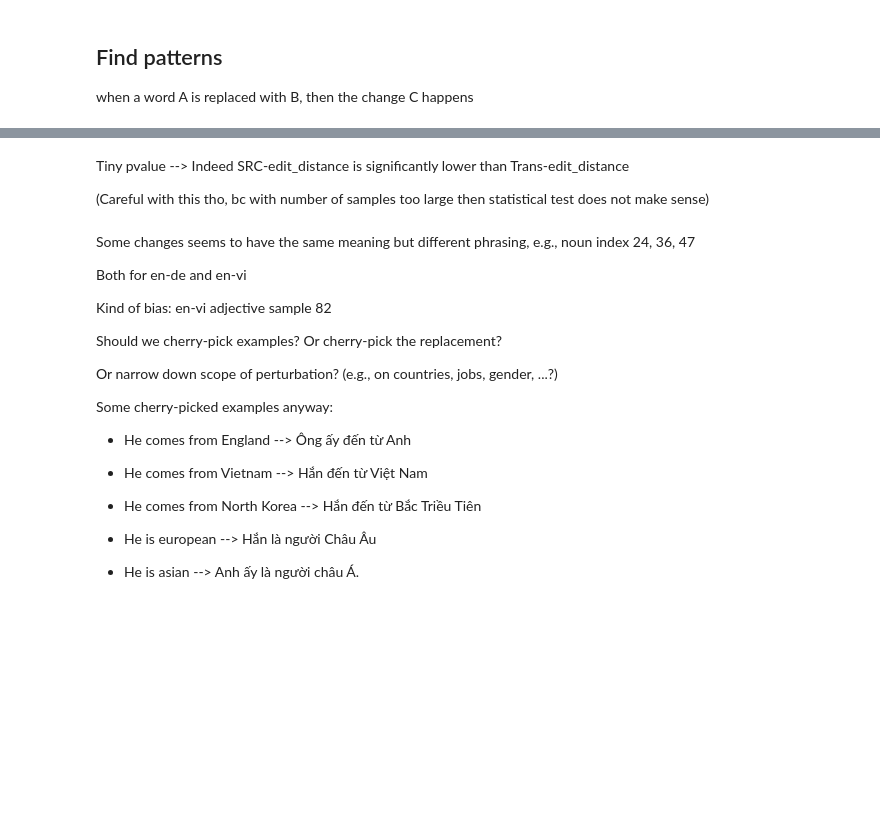
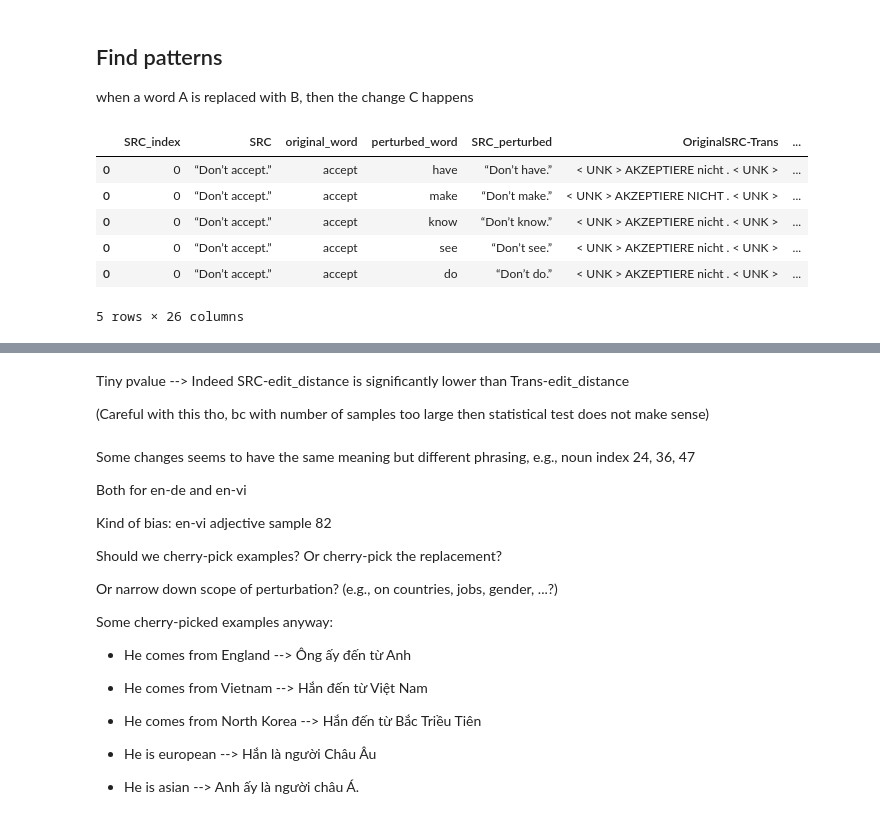
Before and after one commit to TuAnh23/Perturbation-basedQE, a Jupyter notebook: Input perturbation.ipynb, the cells around one changed output, grey strips where cells are left out. Cells and saved outputs as stored; diff of their text form; code cells hidden in the pictures; blank space fills up the shorter version.

Commit message:
Analyse on fixed changes of same word across different sentences

```diff
--- a/Input perturbation.ipynb
+++ b/Input perturbation.ipynb
@@ -214,8 +215,14 @@ def calculate_change(original, changed):
 
     opcodes = SequenceMatcher(None, original_tokenized, changed_tokenized).get_opcodes()
 
+    # Convert the opcodes (displayed by word index) to changes in words
+    changes = []
+    for opcode in opcodes:
+        tag, i1, i2, j1, j2 = opcode[0], opcode[1], opcode[2], opcode[3], opcode[4]
+        if tag != 'equal':
+            changes.append((tag, ' '.join(original_tokenized[i1:i2]), ' '.join(changed_tokenized[j1:j2])))
 
-    return original_tokenized, changed_tokenized, opcodes
+    return original_tokenized, changed_tokenized, opcodes, changes
 # %%
 def load_alignment(path_prefix):
     alignment_file_path = f"{path_prefix}_word_alignment.txt"
@@ -282,8 +289,10 @@ def read_output_df(dataset, perturb_type, beam, replacement_strategy, analyse_fe
         output_df = pd.read_csv(f"{path_prefix}.csv", index_col=0)
 
         # Join to get the translation of the original sentences as well
+        original_trans_path_prefix = \
+            f"output/{dataset}/{replacement_strategy}/beam{beam}_perturbNone/seed0/translations"
         output_df = output_df.join(pd.read_csv(
-            f"output/{dataset}/{replacement_strategy}/beam{beam}_perturbNone/seed0/translations.csv", index_col=0
+            f"{original_trans_path_prefix}.csv", index_col=0
         )['OriginalSRC-Trans'])
 
 
@@ -315,7 +324,7 @@ def read_output_df(dataset, perturb_type, beam, replacement_strategy, analyse_fe
 
         # Calculate the changes, i.e., how to get from the original trans sentence
         # to the changed trans sentence
-        output_df['tokenized_OriginalSRC-Trans'], output_df['tokenized_SRC_perturbed-Trans'], output_df['opcodes'] \
+        output_df['tokenized_OriginalSRC-Trans'], output_df['tokenized_SRC_perturbed-Trans'], output_df['opcodes'], output_df['changes'] \
             = zip(*output_df.apply(
                 lambda x: calculate_change(x['OriginalSRC-Trans'],
                                            x['SRC_perturbed-Trans']), axis=1
@@ -368,9 +377,13 @@ def read_output_df(dataset, perturb_type, beam, replacement_strategy, analyse_fe
 
 
         if use_alignment:
+            if not winoMT:
+                original_alignment = load_alignment(original_trans_path_prefix)
+                output_df['original_trans_alignment'] = [alignment for alignment in original_alignment for _ in range(no_of_replacements)]
+            output_df['perturbed_trans_alignment'] = load_alignment(path_prefix)
+
             # In the case where two changes occurs and the two similarities is calculated,
             # find out which change is due to the perturbation
-            output_df['perturbed_trans_alignment'] = load_alignment(path_prefix)
             output_df['changes_similarity'] = output_df.apply(
                 lambda x: add_reason_of_change(
                     alignment=x['perturbed_trans_alignment'],
@@ -405,7 +418,7 @@ ignore_case = False  # Only Europarls needs ignore case
 chunk_max_length=1
 spacy_model = spacy.load("de_core_news_sm")
 # Loading these models in is time consuming
-# de_model = load_facebook_model("data/cc.de.300.bin").wv
+de_model = load_facebook_model("data/cc.de.300.bin").wv
 # vi_model = load_facebook_model("data/cc.vi.300.bin").wv
 winoMT = False
 
@@ -418,7 +431,7 @@ output = read_output_df(dataset=dataset, perturb_type=perturb_type, beam=beam,
                         replacement_strategy=replacement_strategy, ignore_case=ignore_case,
                         no_of_replacements=no_of_replacements, chunk_max_length=chunk_max_length,
                         spacy_model=spacy_model, w2v_model=de_model, use_alignment=True,
-                        winoMT=winoMT, analyse_feature=False)
+                        winoMT=winoMT, analyse_feature=True)
 
 # print('BLEU score: ')
 # sacrebleu.corpus_bleu(output['OriginalSRC-Trans'].tolist(), [output['REF'].tolist()]).score
@@ -743,4 +682,14 @@ output[
 ## Find patterns
 
 when a word A is replaced with B, then the change C happens
+# %%
+output.head()
+# %% [output]
+|  | SRC_index | SRC | original_word | perturbed_word | SRC_perturbed | OriginalSRC-Trans | ... |
+| 0 | 0 | “Don’t accept.” | accept | have | “Don’t have.” | < UNK > AKZEPTIERE nicht . < UNK > | ... |
+| 0 | 0 | “Don’t accept.” | accept | make | “Don’t make.” | < UNK > AKZEPTIERE NICHT . < UNK > | ... |
+| 0 | 0 | “Don’t accept.” | accept | know | “Don’t know.” | < UNK > AKZEPTIERE nicht . < UNK > | ... |
+| 0 | 0 | “Don’t accept.” | accept | see | “Don’t see.” | < UNK > AKZEPTIERE nicht . < UNK > | ... |
+| 0 | 0 | “Don’t accept.” | accept | do | “Don’t do.” | < UNK > AKZEPTIERE nicht . < UNK > | ... |
+5 rows × 26 columns
 # %%
```
Also changed, not shown: parts of 20 cells of this notebook, 3 other files.
